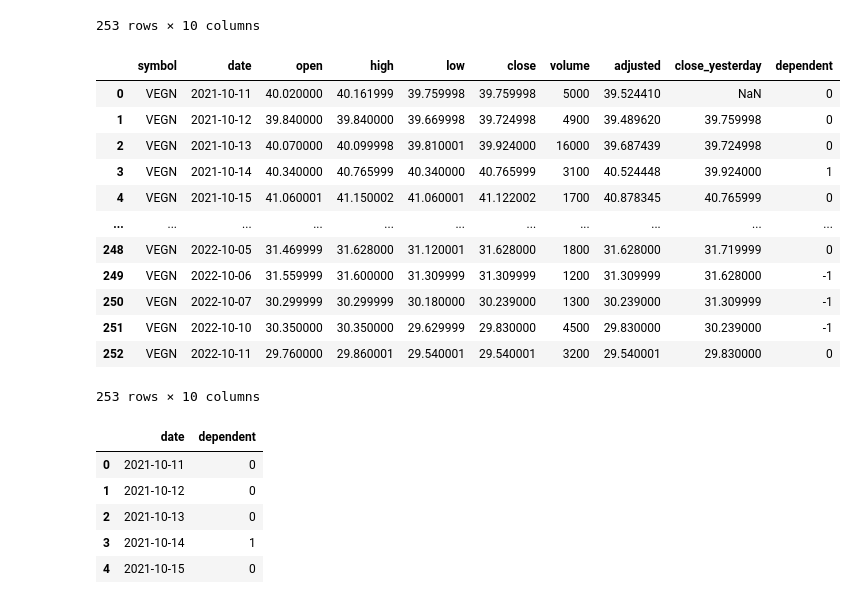
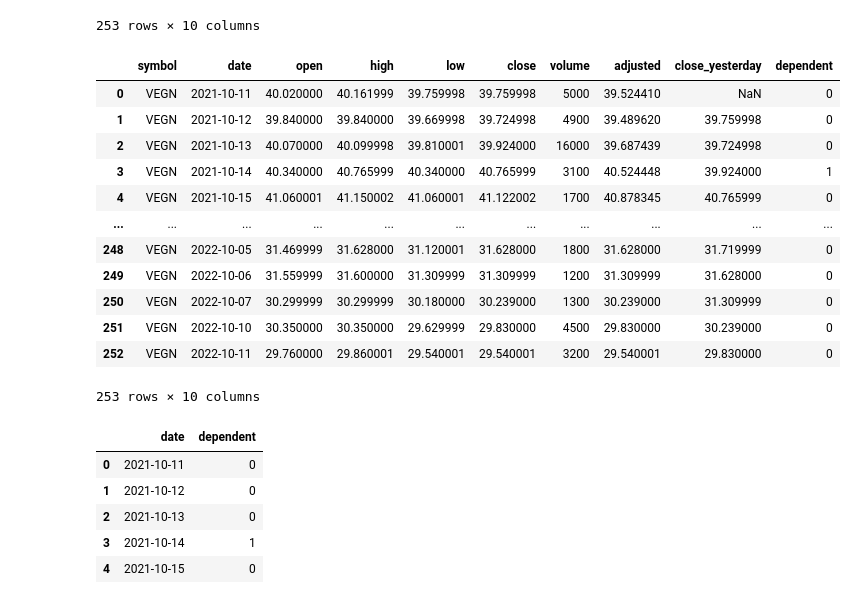
Before and after one commit to atyvaert/big-data, a Jupyter notebook: src/Models/Index price prediction.ipynb, the cells around one changed output. Cells and saved outputs as stored; diff of their text form; code cells hidden in the pictures.

```diff
--- a/src/Models/Index price prediction.ipynb
+++ b/src/Models/Index price prediction.ipynb
@@ -593,29 +593,27 @@ display(stock_information)
 | 252 | VEGN | 2022-10-11 | 29.760000 | 29.860001 | 29.540001 | 29.540001 | 3200 | 29.540001 | 29.830000 | -0.009722 |
 253 rows × 10 columns
 # %%
-def make_dependent(x,threshold):
-    if x < -threshold:
-        x = -1
-    elif x > threshold:
+def make_dependent(x):
+    if x > 0:
         x = 1
     else:
         x = 0
     return x
 # %%
-stock_information["dependent"] = stock_information["dependent"].apply(lambda x: make_dependent(x,0.01))
+stock_information["dependent"] = stock_information["dependent"].apply(lambda x: make_dependent(x))
 display(stock_information)
 # %% [output]
 |  | symbol | date | open | high | low | close | volume | adjusted | close_yesterday | dependent |
 | 0 | VEGN | 2021-10-11 | 40.020000 | 40.161999 | 39.759998 | 39.759998 | 5000 | 39.524410 | NaN | 0 |
 | 1 | VEGN | 2021-10-12 | 39.840000 | 39.840000 | 39.669998 | 39.724998 | 4900 | 39.489620 | 39.759998 | 0 |
 | 2 | VEGN | 2021-10-13 | 40.070000 | 40.099998 | 39.810001 | 39.924000 | 16000 | 39.687439 | 39.724998 | 0 |
 | 3 | VEGN | 2021-10-14 | 40.340000 | 40.765999 | 40.340000 | 40.765999 | 3100 | 40.524448 | 39.924000 | 1 |
 | 4 | VEGN | 2021-10-15 | 41.060001 | 41.150002 | 41.060001 | 41.122002 | 1700 | 40.878345 | 40.765999 | 0 |
 | ... | ... | ... | ... | ... | ... | ... | ... | ... | ... | ... |
 | 248 | VEGN | 2022-10-05 | 31.469999 | 31.628000 | 31.120001 | 31.628000 | 1800 | 31.628000 | 31.719999 | 0 |
-| 249 | VEGN | 2022-10-06 | 31.559999 | 31.600000 | 31.309999 | 31.309999 | 1200 | 31.309999 | 31.628000 | -1 |
-| 250 | VEGN | 2022-10-07 | 30.299999 | 30.299999 | 30.180000 | 30.239000 | 1300 | 30.239000 | 31.309999 | -1 |
-| 251 | VEGN | 2022-10-10 | 30.350000 | 30.350000 | 29.629999 | 29.830000 | 4500 | 29.830000 | 30.239000 | -1 |
+| 249 | VEGN | 2022-10-06 | 31.559999 | 31.600000 | 31.309999 | 31.309999 | 1200 | 31.309999 | 31.628000 | 0 |
+| 250 | VEGN | 2022-10-07 | 30.299999 | 30.299999 | 30.180000 | 30.239000 | 1300 | 30.239000 | 31.309999 | 0 |
+| 251 | VEGN | 2022-10-10 | 30.350000 | 30.350000 | 29.629999 | 29.830000 | 4500 | 29.830000 | 30.239000 | 0 |
 | 252 | VEGN | 2022-10-11 | 29.760000 | 29.860001 | 29.540001 | 29.540001 | 3200 | 29.540001 | 29.830000 | 0 |
 253 rows × 10 columns
 # %%
```
Also changed, not shown: parts of 47 cells of this notebook, 2 other files.
